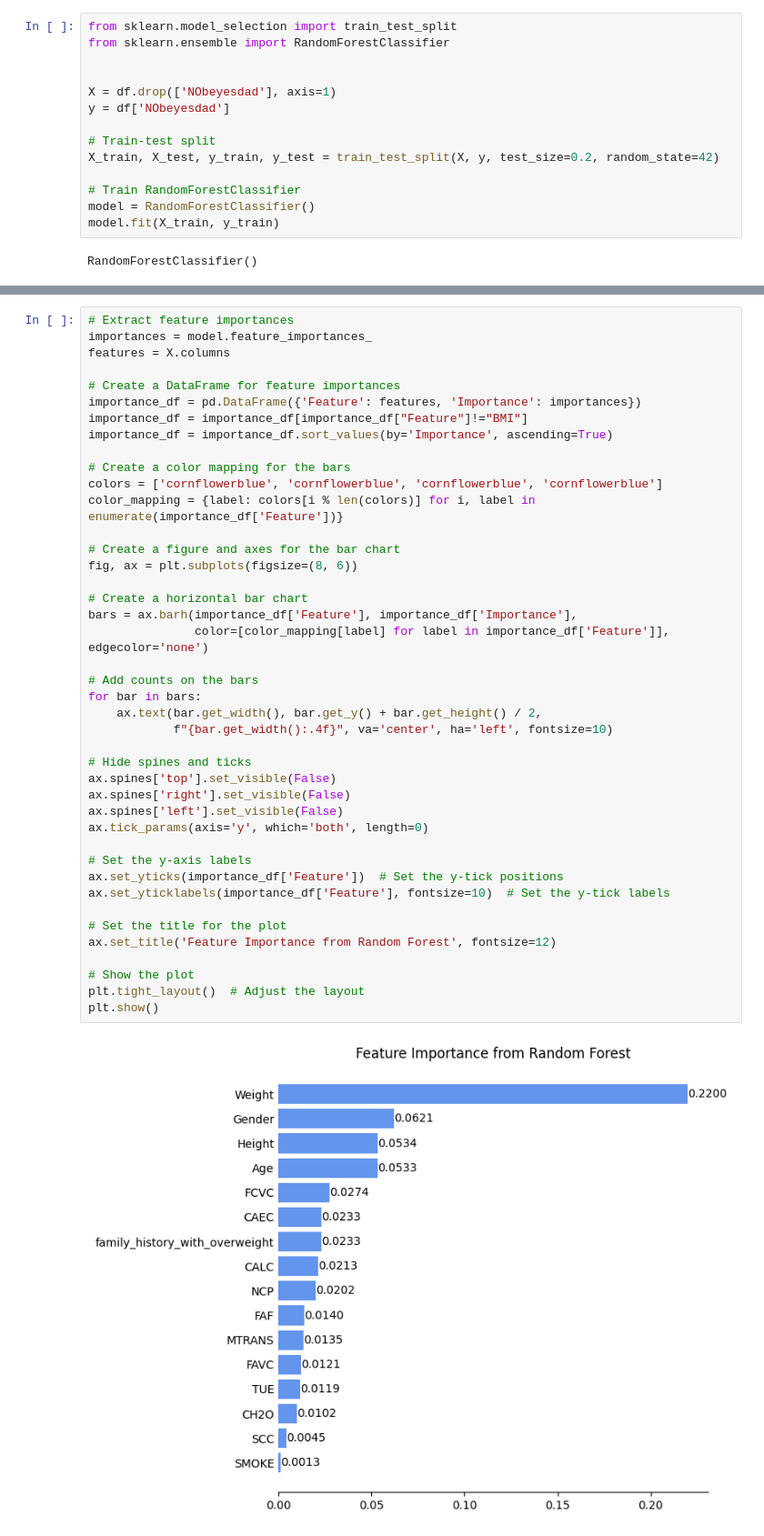
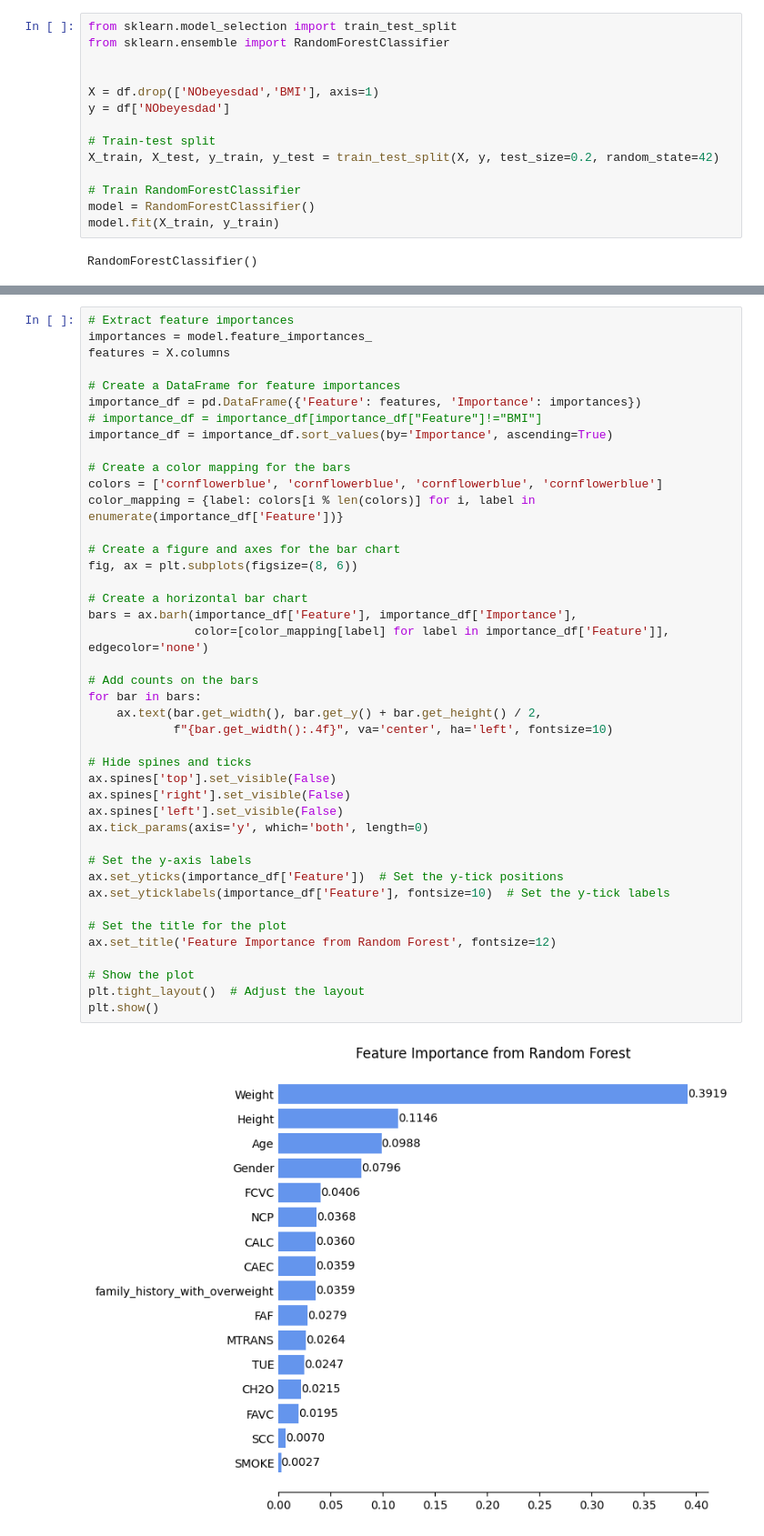
Before and after one commit to 2pleum/mini-project-Data-Analytics, a Jupyter notebook: code/obesity_level.ipynb, the cells around one changed output, grey strips where cells are left out. Shown at 91% size. Saved outputs shown, nothing was run; the diff lists cells and outputs as text.

Commit message:
change importance factor graph

```diff
--- a/code/obesity_level.ipynb
+++ b/code/obesity_level.ipynb
@@ -257,7 +257,7 @@ from sklearn.model_selection import train_test_split
 from sklearn.ensemble import RandomForestClassifier
 
 
-X = df.drop(['NObeyesdad'], axis=1)
+X = df.drop(['NObeyesdad','BMI'], axis=1)
 y = df['NObeyesdad']
 
 # Train-test split
@@ -304,7 +304,7 @@ features = X.columns
 
 # Create a DataFrame for feature importances
 importance_df = pd.DataFrame({'Feature': features, 'Importance': importances})
-importance_df = importance_df[importance_df["Feature"]!="BMI"]
+# importance_df = importance_df[importance_df["Feature"]!="BMI"]
 importance_df = importance_df.sort_values(by='Importance', ascending=True)
 
 # Create a color mapping for the bars
@@ -313,31 +313,31 @@ color_mapping = {label: colors[i % len(colors)] for i, label in enumerate(import
 
 # Create a figure and axes for the bar chart
 fig, ax = plt.subplots(figsize=(8, 6))
 
 # Create a horizontal bar chart
 bars = ax.barh(importance_df['Feature'], importance_df['Importance'],
                color=[color_mapping[label] for label in importance_df['Feature']], edgecolor='none')
 
 # Add counts on the bars
 for bar in bars:
     ax.text(bar.get_width(), bar.get_y() + bar.get_height() / 2,
             f"{bar.get_width():.4f}", va='center', ha='left', fontsize=10)
 
 # Hide spines and ticks
 ax.spines['top'].set_visible(False)
 ax.spines['right'].set_visible(False)
 ax.spines['left'].set_visible(False)
 ax.tick_params(axis='y', which='both', length=0)
 
 # Set the y-axis labels
 ax.set_yticks(importance_df['Feature'])  # Set the y-tick positions
 ax.set_yticklabels(importance_df['Feature'], fontsize=10)  # Set the y-tick labels
 
 # Set the title for the plot
 ax.set_title('Feature Importance from Random Forest', fontsize=12)
 
 # Show the plot
 plt.tight_layout()  # Adjust the layout
 plt.show()
 # %% [output]
-[figure, old version]
+[figure, new version]
```
Also changed, not shown: parts of 1 cell of this notebook.
